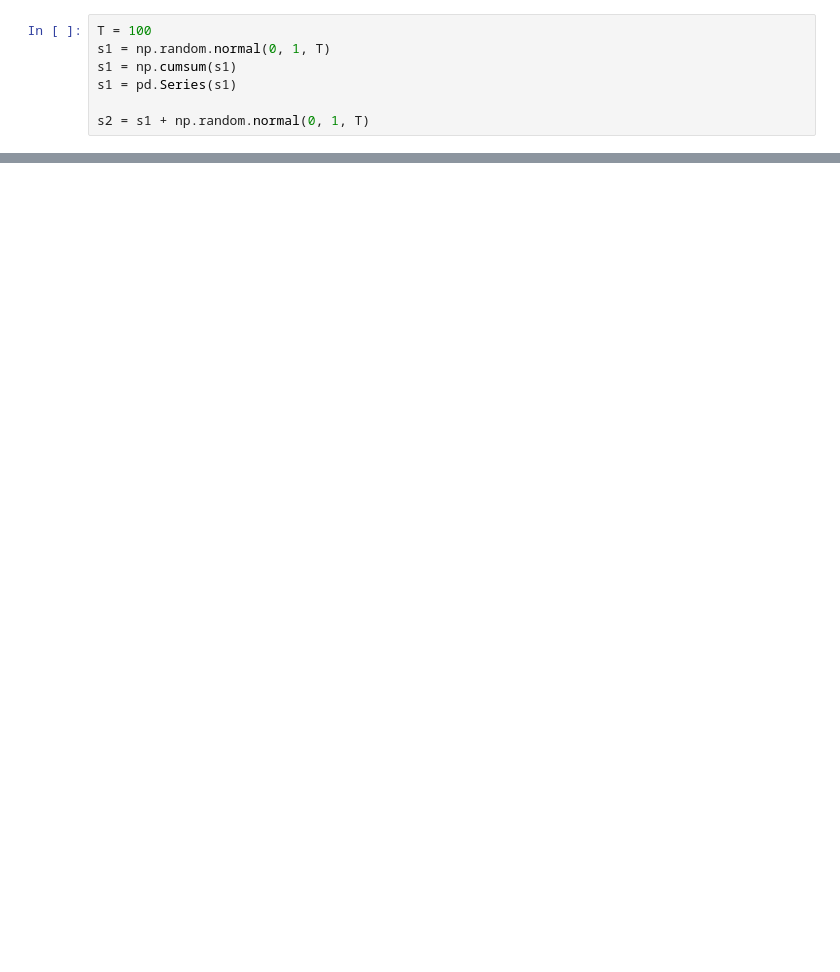
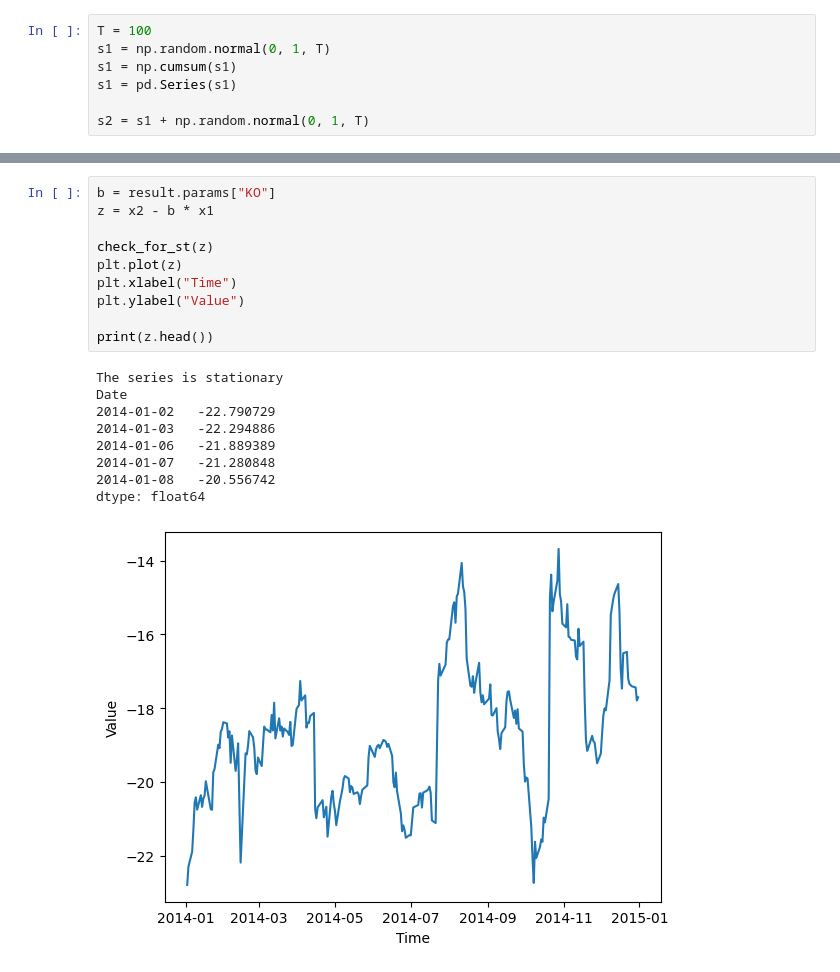
Before and after one commit to helomelo1/LSTM-Based-Mean-Reversion-Strategy-for-Single-Cryptocurrency-Markets, a Jupyter notebook: Integration_Cointegration_and_Stationarity.ipynb, the cells around one changed output, grey strips where cells are left out. Cells and saved outputs as stored; diff of their text form; blank space fills up the shorter version.

```diff
--- a/Integration_Cointegration_and_Stationarity.ipynb
+++ b/Integration_Cointegration_and_Stationarity.ipynb
@@ -212,0 +222,20 @@ False
+# %%
+b = result.params["KO"]
+z = x2 - b * x1
+
+check_for_st(z)
+plt.plot(z)
+plt.xlabel("Time")
+plt.ylabel("Value")
+
+print(z.head())
+# %% [output]
+The series is stationary
+Date
+2014-01-02   -22.790729
+2014-01-03   -22.294886
+2014-01-06   -21.889389
+2014-01-07   -21.280848
+2014-01-08   -20.556742
+dtype: float64
+[figure, added]
```
Also changed, not shown: parts of 15 cells of this notebook.
